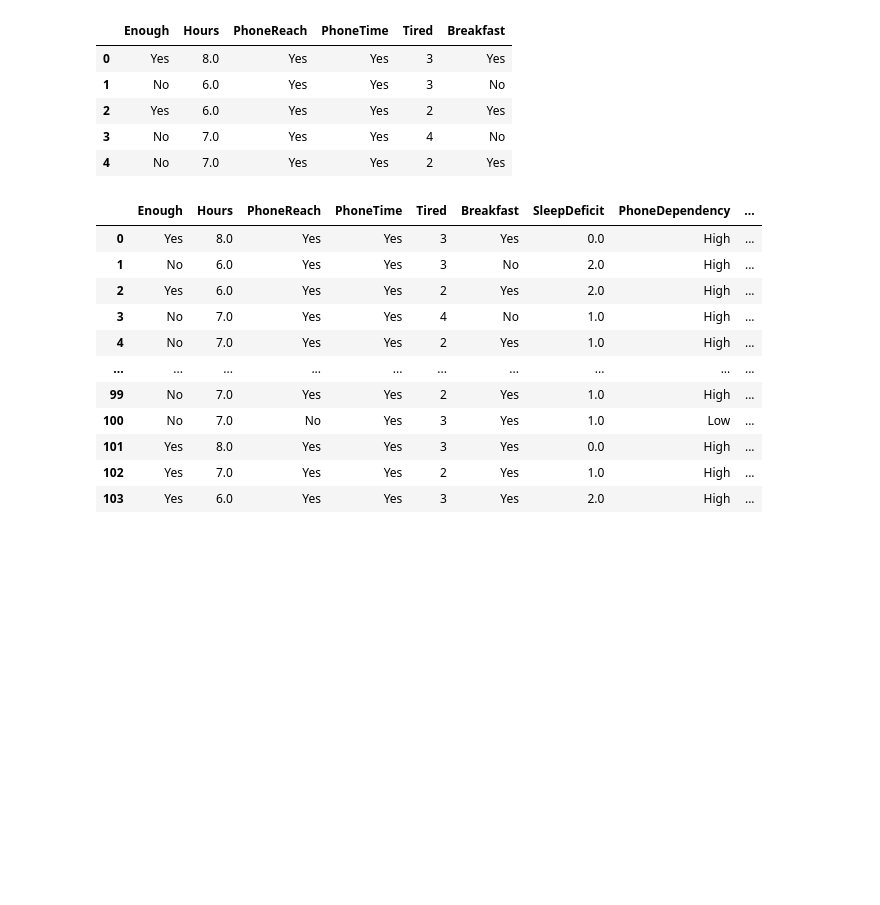
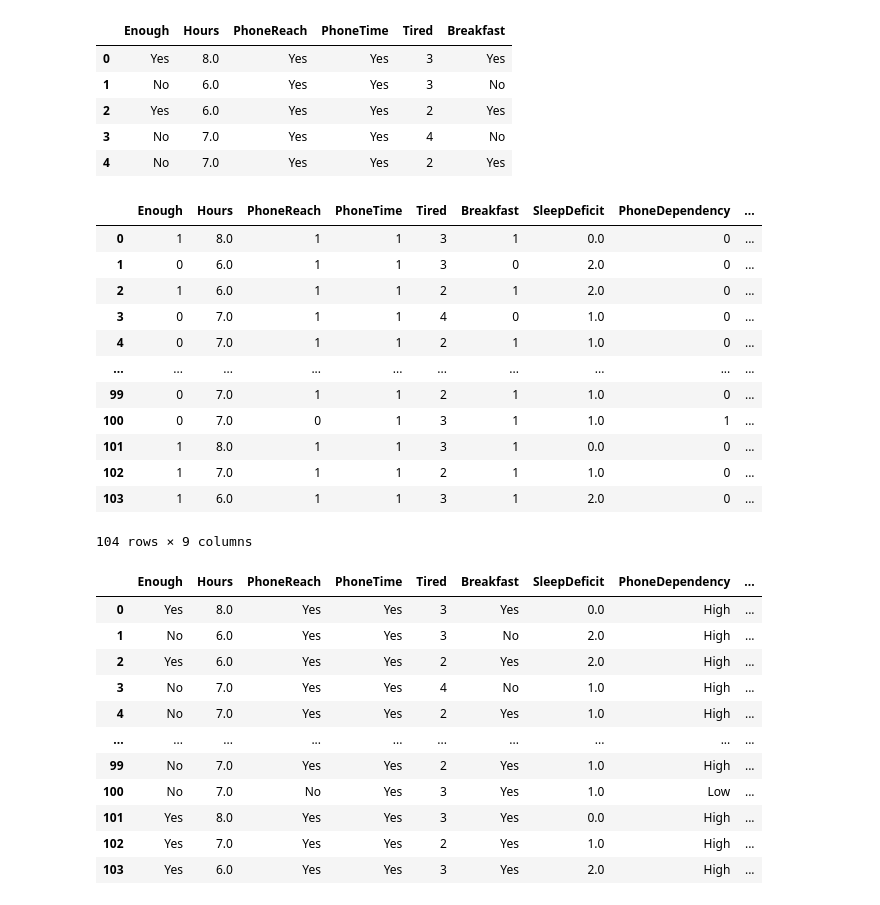
Before and after one commit to DANUSHMATHI2002/7PAM2000-0901-Applied_Data_Science, a Jupyter notebook: ASS1.ipynb, the cells around one changed output. Cells and saved outputs as stored; diff of their text form; code cells hidden in the pictures; blank space fills up the shorter version.

```diff
--- a/ASS1.ipynb
+++ b/ASS1.ipynb
@@ -18,17 +18,40 @@ df.head(5)
 | 3 | No | 7.0 | Yes | Yes | 4 | No |
 | 4 | No | 7.0 | Yes | Yes | 2 | Yes |
 # %%
-# Calculate SleepDeficit
+from sklearn import preprocessing
 df['SleepDeficit'] = df['Hours'].apply(lambda x: max(0, 8 - x))
 
 # Calculate PhoneDependency
 df['PhoneDependency'] = df.apply(lambda row: 'High' if (row['PhoneReach'] == 'Yes' and row['PhoneTime'] == 'Yes') else 'Low', axis=1)
 
 # Calculate SleepQuality
 df['SleepQuality'] = df.apply(lambda row: 'Good' if (row['Tired'] <= 2 and row['Enough'] == 'Yes') else 'Poor', axis=1)
 
+# Label encode categorical variables
+label_encoder = preprocessing.LabelEncoder()
+df['Enough'] = label_encoder.fit_transform(df['Enough'])
+df['PhoneReach'] = label_encoder.fit_transform(df['PhoneReach'])
+df['PhoneTime'] = label_encoder.fit_transform(df['PhoneTime'])
+df['Breakfast'] = label_encoder.fit_transform(df['Breakfast'])
+df['PhoneDependency'] = label_encoder.fit_transform(df['PhoneDependency'])
+df['SleepQuality'] = label_encoder.fit_transform(df['SleepQuality'])
+
 # Save the updated DataFrame to a new CSV file
 df.to_csv('/content/Updated_SleepStudyData.csv', index=False)
+# %% [output]
+|  | Enough | Hours | PhoneReach | PhoneTime | Tired | Breakfast | SleepDeficit | PhoneDependency | ... |
+| 0 | 1 | 8.0 | 1 | 1 | 3 | 1 | 0.0 | 0 | ... |
+| 1 | 0 | 6.0 | 1 | 1 | 3 | 0 | 2.0 | 0 | ... |
+| 2 | 1 | 6.0 | 1 | 1 | 2 | 1 | 2.0 | 0 | ... |
+| 3 | 0 | 7.0 | 1 | 1 | 4 | 0 | 1.0 | 0 | ... |
+| 4 | 0 | 7.0 | 1 | 1 | 2 | 1 | 1.0 | 0 | ... |
+| ... | ... | ... | ... | ... | ... | ... | ... | ... | ... |
+| 99 | 0 | 7.0 | 1 | 1 | 2 | 1 | 1.0 | 0 | ... |
+| 100 | 0 | 7.0 | 0 | 1 | 3 | 1 | 1.0 | 1 | ... |
+| 101 | 1 | 8.0 | 1 | 1 | 3 | 1 | 0.0 | 0 | ... |
+| 102 | 1 | 7.0 | 1 | 1 | 2 | 1 | 1.0 | 0 | ... |
+| 103 | 1 | 6.0 | 1 | 1 | 3 | 1 | 2.0 | 0 | ... |
+104 rows × 9 columns
 # %%
 df
 # %% [output]
```
